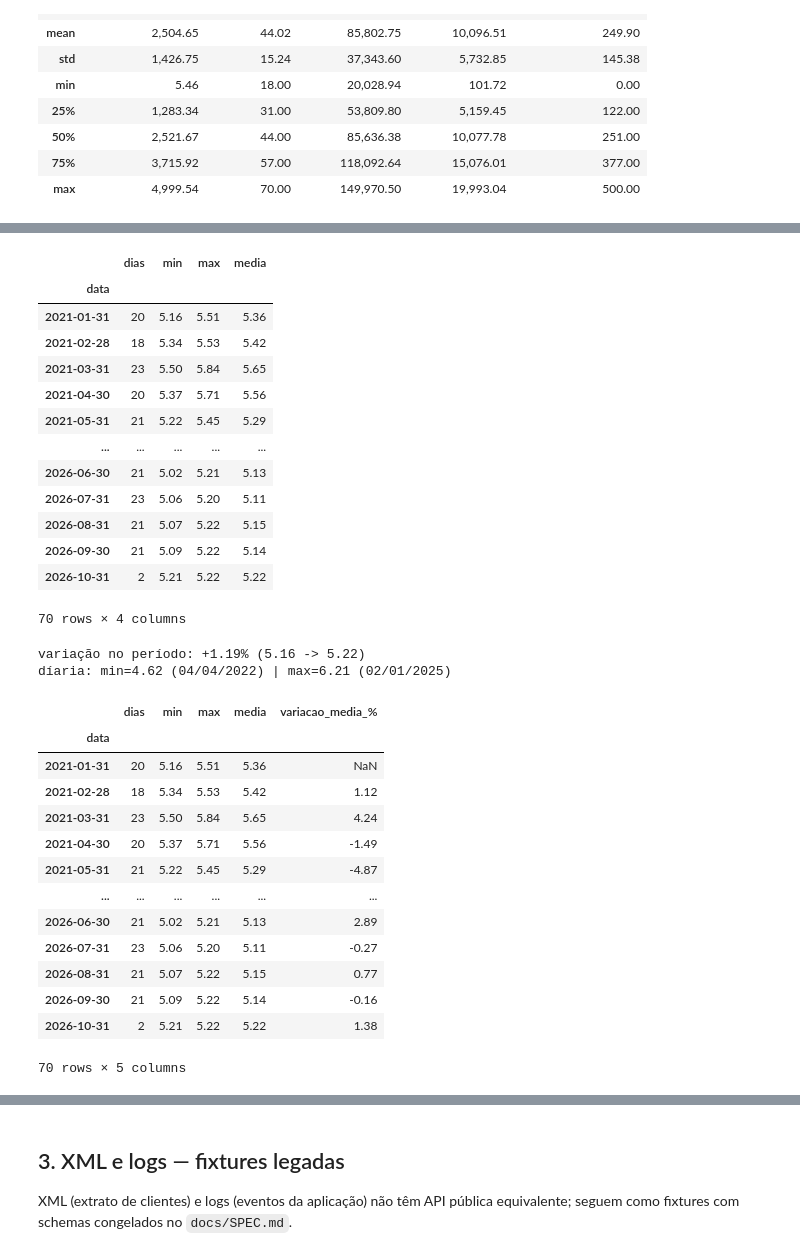
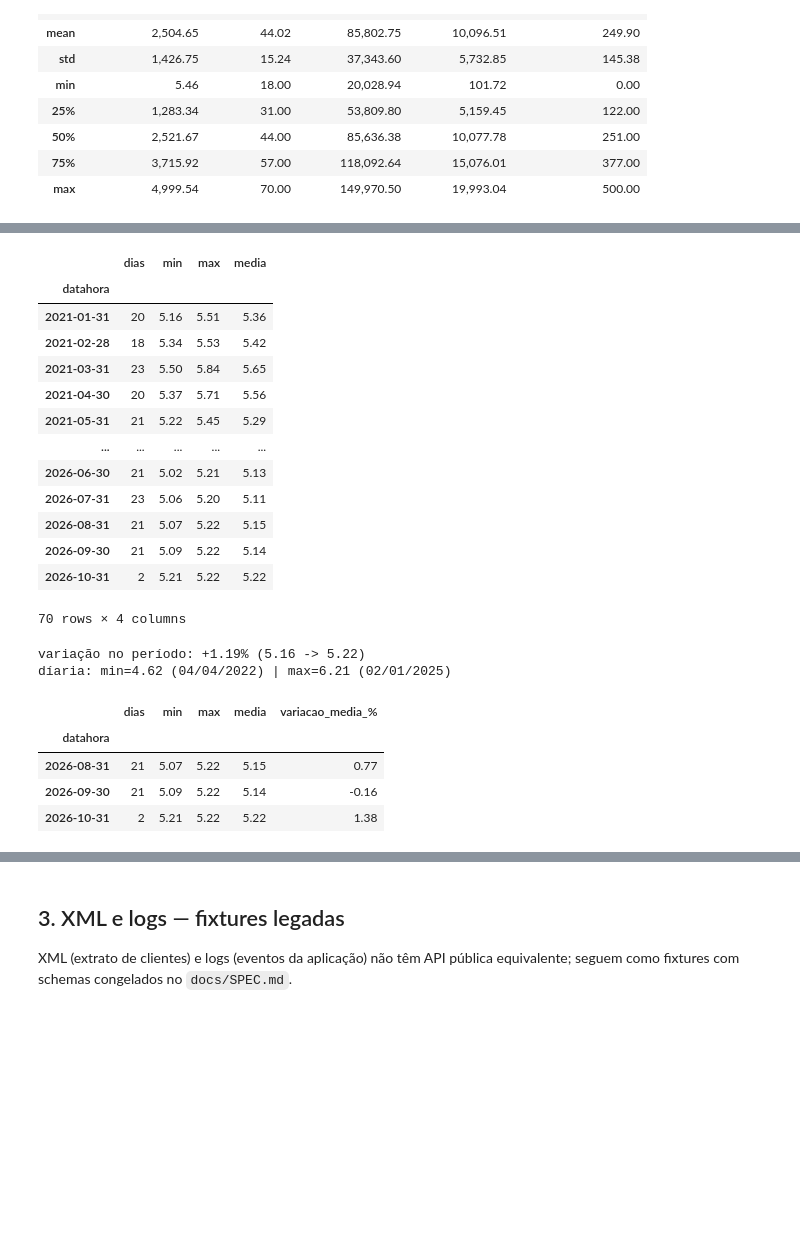
Before and after one commit to DrkCde15/ETL-MultiFormat, a Jupyter notebook: notebooks/01_analise_exploratoria.ipynb, the cells around one changed output, grey strips where cells are left out. Cells and saved outputs as stored; diff of their text form; code cells hidden in the pictures; blank space fills up the shorter version.

```diff
--- a/notebooks/01_analise_exploratoria.ipynb
+++ b/notebooks/01_analise_exploratoria.ipynb
@@ -281,7 +274,12 @@ explícito.
 # %%
-bcb = pd.read_json(RAW / "json" / "bcb_sgs_1.json")
-bcb["data"] = pd.to_datetime(bcb["data"], format="%d/%m/%Y")
-bcb = bcb.sort_values("data").set_index("data")
-print(f"{len(bcb)} observações de {bcb.index.min():%d/%m/%Y} a {bcb.index.max():%d/%m/%Y}")
-bcb.tail()
+from multi_format_etl.load import load_json
+from multi_format_etl.transform import standardize
+
+ptax = standardize(
+    load_json(RAW / "json" / "bcb_ptax_usd.json"), "json", "bcb_ptax_usd.json"
+)
+ptax["datahora"] = pd.to_datetime(ptax["datahora"])
+ptax = ptax.sort_values("datahora").set_index("datahora")
+print(f"{len(ptax)} observações de {ptax.index.min():%d/%m/%Y} a {ptax.index.max():%d/%m/%Y}")
+ptax.tail()
 # %% [output]
@@ -316,10 +313,10 @@ Name: valor, dtype: float64
 # %%
-mensal_bcb = bcb["valor"].resample("ME").agg(["size", "min", "max", "mean"])
-mensal_bcb.columns = ["dias", "min", "max", "media"]
-mensal_bcb
+mensal_ptax = ptax["cotacao_venda"].resample("ME").agg(["size", "min", "max", "mean"])
+mensal_ptax.columns = ["dias", "min", "max", "media"]
+mensal_ptax
 # %% [output]
 |  | dias | min | max | media |
-| data |  |  |  |  |
+| datahora |  |  |  |  |
 | 2021-01-31 | 20 | 5.16 | 5.51 | 5.36 |
 | 2021-02-28 | 18 | 5.34 | 5.53 | 5.42 |
 | 2021-03-31 | 23 | 5.50 | 5.84 | 5.65 |
@@ -334,29 +331,20 @@ mensal_bcb
 70 rows × 4 columns
 # %%
 # variação e volatilidade no período
-variacao = (bcb["valor"].iloc[-1] / bcb["valor"].iloc[0] - 1) * 100
+variacao = (ptax["cotacao_venda"].iloc[-1] / ptax["cotacao_venda"].iloc[0] - 1) * 100
 print(f"variação no período: {variacao:+.2f}% "
-      f"({bcb['valor'].iloc[0]:.2f} -> {bcb['valor'].iloc[-1]:.2f})")
-print(f"díaria: min={bcb['valor'].min():.2f} ({bcb['valor'].idxmin():%d/%m/%Y}) | "
-      f"max={bcb['valor'].max():.2f} ({bcb['valor'].idxmax():%d/%m/%Y})")
-mensal_bcb["variacao_media_%"] = mensal_bcb["media"].pct_change() * 100
-mensal_bcb
+      f"({ptax['cotacao_venda'].iloc[0]:.2f} -> {ptax['cotacao_venda'].iloc[-1]:.2f})")
+print(f"díaria: min={ptax['cotacao_venda'].min():.2f} ({ptax['cotacao_venda'].idxmin():%d/%m/%Y}) | "
+      f"max={ptax['cotacao_venda'].max():.2f} ({ptax['cotacao_venda'].idxmax():%d/%m/%Y})")
+mensal_ptax["variacao_media_%"] = mensal_ptax["media"].pct_change() * 100
+mensal_ptax.tail(3)
 # %% [output]
 variação no período: +1.19% (5.16 -> 5.22)
 díaria: min=4.62 (04/04/2022) | max=6.21 (02/01/2025)
 |  | dias | min | max | media | variacao_media_% |
-| data |  |  |  |  |  |
-| 2021-01-31 | 20 | 5.16 | 5.51 | 5.36 | NaN |
-| 2021-02-28 | 18 | 5.34 | 5.53 | 5.42 | 1.12 |
-| 2021-03-31 | 23 | 5.50 | 5.84 | 5.65 | 4.24 |
-| 2021-04-30 | 20 | 5.37 | 5.71 | 5.56 | -1.49 |
-| 2021-05-31 | 21 | 5.22 | 5.45 | 5.29 | -4.87 |
-| ... | ... | ... | ... | ... | ... |
-| 2026-06-30 | 21 | 5.02 | 5.21 | 5.13 | 2.89 |
-| 2026-07-31 | 23 | 5.06 | 5.20 | 5.11 | -0.27 |
+| datahora |  |  |  |  |  |
 | 2026-08-31 | 21 | 5.07 | 5.22 | 5.15 | 0.77 |
 | 2026-09-30 | 21 | 5.09 | 5.22 | 5.14 | -0.16 |
 | 2026-10-31 | 2 | 5.21 | 5.22 | 5.22 | 1.38 |
-70 rows × 5 columns
 # %%
 # sazonalidade — média do câmbio por mês do ano (± desvio)
```
Also changed, not shown: parts of 13 cells of this notebook, 26 other files.
